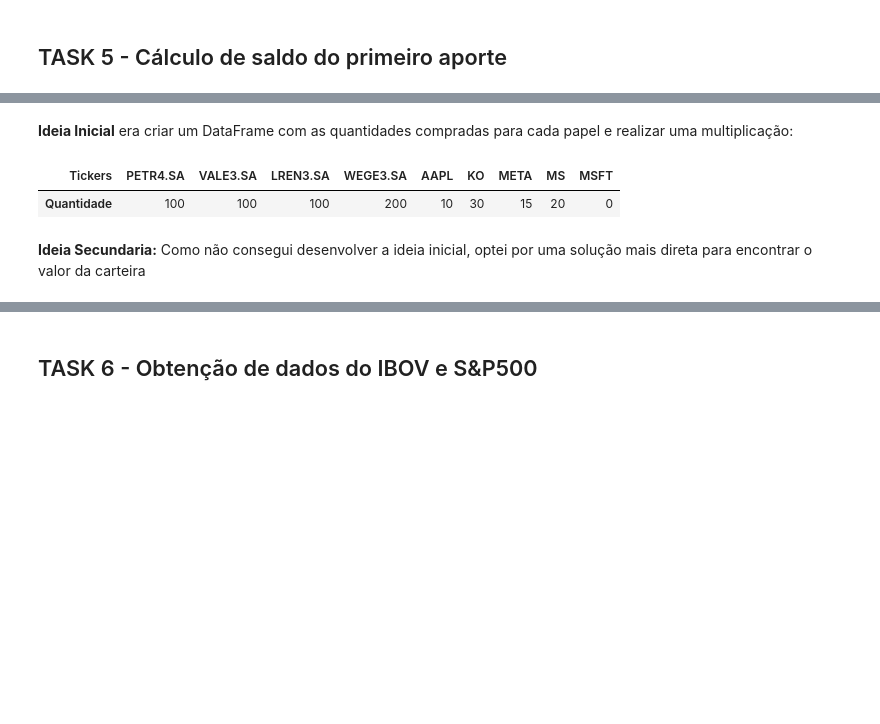
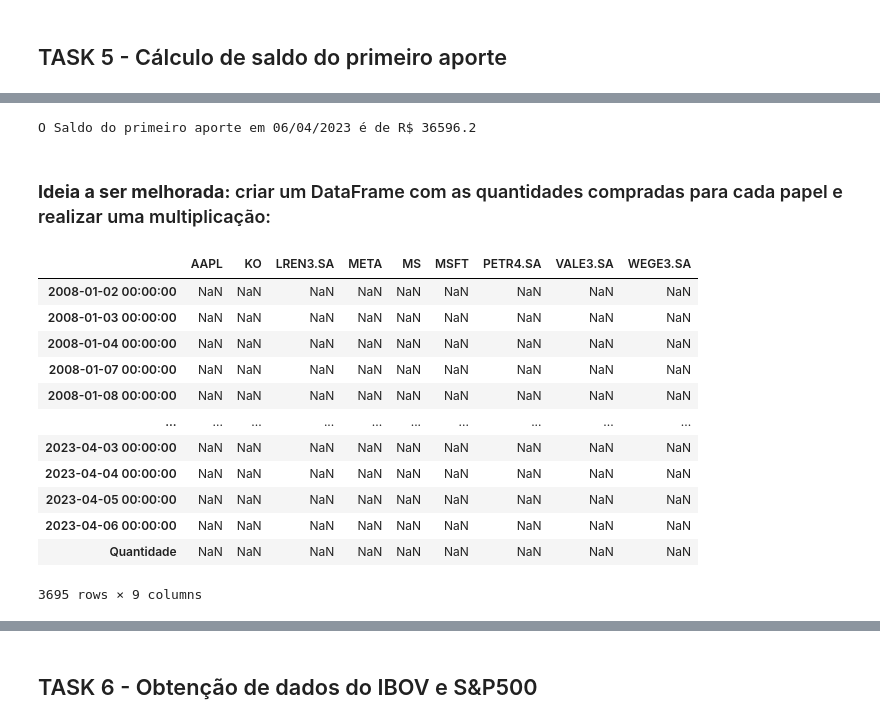
Before and after one commit to matheuslbrito/Estudos, a Jupyter notebook: ExercícioMentoria2.ipynb, the cells around one changed output, grey strips where cells are left out. Saved outputs shown, nothing was run; the diff lists cells and outputs as text; code cells hidden in the pictures; blank space fills up the shorter version.

```diff
--- a/ExercícioMentoria2.ipynb
+++ b/ExercícioMentoria2.ipynb
@@ -67,6 +71,10 @@ arquivos
 # %%
-equities = pd.read_csv("acoes_americanas.txt", sep = ";")
-equities.set_index(['Date'], drop = True, inplace = True)
+equities = pd.read_csv("acoes_americanas.txt",
+                       sep = ";",
+                       decimal = '.',
+                       index_col = 'Date',
+                       parse_dates = True)
+
 equities.head(5)
 # %% [output]
 |  | AAPL | KO | META | MS | MSFT |
@@ -79,9 +91,11 @@ equities.head(5)
 # %%
-acoes = pd.read_csv("acoes_brasileiras.csv", sep = ";", decimal=',')
-acoes.set_index(['Date'], drop = True, inplace = True)
+acoes = pd.read_csv("acoes_brasileiras.csv",
+                       sep = ";",
+                       decimal = ',',
+                       index_col = 'Date',
+                       parse_dates = True)
+
 acoes.head(5)
-
-# Dúvida inicial: Faz sentido esse preço de LREN3?
 # %% [output]
 |  | LREN3.SA | PETR4.SA | VALE3.SA | WEGE3.SA |
 | Date |  |  |  |  |
@@ -315,16 +387,44 @@ Saldo em 06/04/2023?
+# %%
+aporte_inicial = precos_aporte.iloc[0, precos_aporte.columns.get_loc('carteira')]
+aporte_final = precos_final.iloc[0, precos_final.columns.get_loc('carteira')]
+
+saldo_2023 = aporte_final - aporte_inicial
+
+print("O Saldo do primeiro aporte em 06/04/2023 é de R$",round(saldo_2023,2))
+# %% [output]
+O Saldo do primeiro aporte em 06/04/2023 é de R$ 36596.2
 # %% [markdown]
-**Ideia Inicial** era criar um DataFrame com as quantidades compradas para cada papel e realizar uma multiplicação:
+### **Ideia a ser melhorada:** criar um DataFrame com as quantidades compradas para cada papel e realizar uma multiplicação:
 # %%
+# Recriação do dataframe portfolio
+
+portfolio2 = pd.merge(acoes, equities_brl, how = 'inner', on = 'Date')
+
 # Definição de um dataframe com o aporte informado:
 
 df_aporte = pd.DataFrame({'Quantidade' : [100, 100, 100, 200, 10, 30, 15, 20, 0],
                           'Tickers' : ['PETR4.SA', 'VALE3.SA', 'LREN3.SA', 'WEGE3.SA', 'AAPL', 'KO', 'META', 'MS', 'MSFT']})
 
 df_aporte.set_index('Tickers', drop = True, inplace = True)
 
-df_aporte.transpose()
+df_aporte = df_aporte.transpose()
+
+# Realização da Multiplicação
+
+df_portfolio2 = portfolio2 * df_aporte
+
+df_portfolio2
 # %% [output]
-| Tickers | PETR4.SA | VALE3.SA | LREN3.SA | WEGE3.SA | AAPL | KO | META | MS | MSFT |
-| Quantidade | 100 | 100 | 100 | 200 | 10 | 30 | 15 | 20 | 0 |
+|  | AAPL | KO | LREN3.SA | META | MS | MSFT | PETR4.SA | VALE3.SA | WEGE3.SA |
+| 2008-01-02 00:00:00 | NaN | NaN | NaN | NaN | NaN | NaN | NaN | NaN | NaN |
+| 2008-01-03 00:00:00 | NaN | NaN | NaN | NaN | NaN | NaN | NaN | NaN | NaN |
+| 2008-01-04 00:00:00 | NaN | NaN | NaN | NaN | NaN | NaN | NaN | NaN | NaN |
+| 2008-01-07 00:00:00 | NaN | NaN | NaN | NaN | NaN | NaN | NaN | NaN | NaN |
+| 2008-01-08 00:00:00 | NaN | NaN | NaN | NaN | NaN | NaN | NaN | NaN | NaN |
+| ... | ... | ... | ... | ... | ... | ... | ... | ... | ... |
+| 2023-04-03 00:00:00 | NaN | NaN | NaN | NaN | NaN | NaN | NaN | NaN | NaN |
+| 2023-04-04 00:00:00 | NaN | NaN | NaN | NaN | NaN | NaN | NaN | NaN | NaN |
+| 2023-04-05 00:00:00 | NaN | NaN | NaN | NaN | NaN | NaN | NaN | NaN | NaN |
+| 2023-04-06 00:00:00 | NaN | NaN | NaN | NaN | NaN | NaN | NaN | NaN | NaN |
+| Quantidade | NaN | NaN | NaN | NaN | NaN | NaN | NaN | NaN | NaN |
+3695 rows × 9 columns
-# %% [markdown]
-**Ideia Secundaria:** Como não consegui desenvolver a ideia inicial, optei por uma solução mais direta para encontrar o valor da carteira
```
Also changed, not shown: parts of 19 cells of this notebook.
